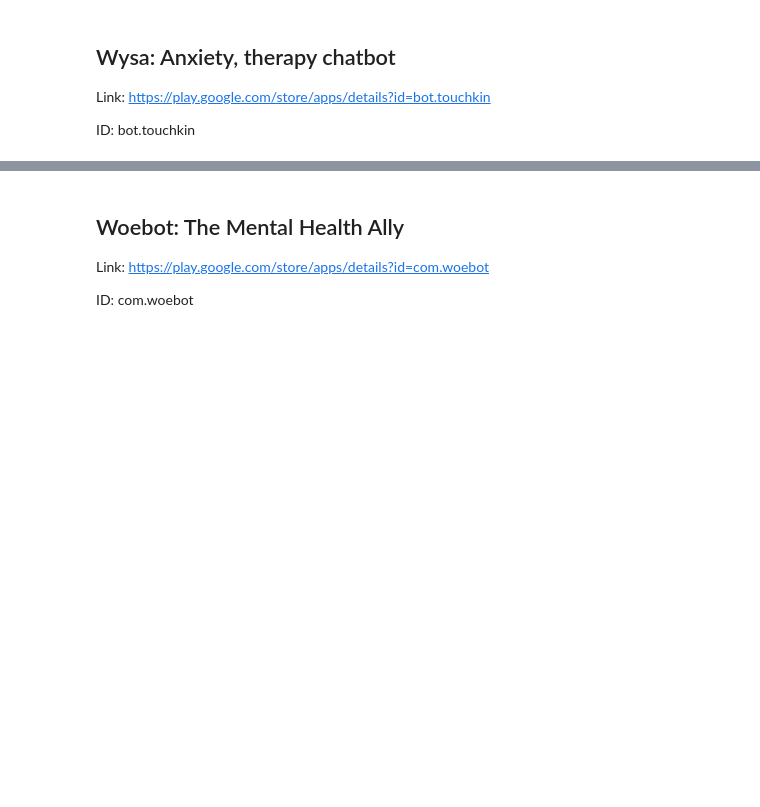
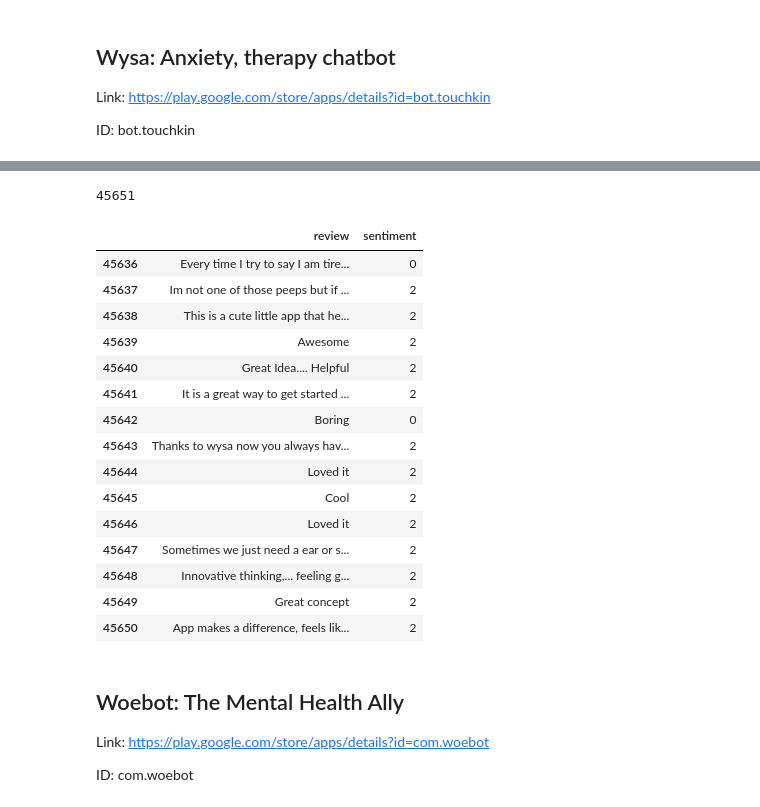
Before and after one commit to themasudur/Mental-Health-App-Reviews, a Jupyter notebook: Review_Scraping.ipynb, the cells around one changed output, grey strips where cells are left out. Cells and saved outputs as stored; diff of their text form; code cells hidden in the pictures; blank space fills up the shorter version.

Commit message:
Update Sentiment Analysis Code

```diff
--- a/Review_Scraping.ipynb
+++ b/Review_Scraping.ipynb
@@ -113,0 +103,4 @@ reviews.to_csv('wysa_reviews.csv')
+# %%
+# renaming
+all_reviews.rename(columns={'content': 'review', 'score': 'sentiment'}, inplace=True)
+all_reviews.head(10)
@@ -113,0 +119,32 @@ reviews.to_csv('wysa_reviews.csv')
+# %%
+print(len(all_reviews))
+# %% [output]
+45651
+# %%
+def map_sentiment(value):
+    if value in [4, 5]:
+        return 2
+    elif value == 3:
+        return 1
+    elif value in [1, 2]:
+        return 0
+# %%
+all_reviews['sentiment'] = all_reviews['sentiment'].apply(map_sentiment)
+all_reviews.tail(15)
+# %% [output]
+|  | review | sentiment |
+| 45636 | Every time I try to say I am tire... | 0 |
+| 45637 | Im not one of those peeps but if ... | 2 |
+| 45638 | This is a cute little app that he... | 2 |
+| 45639 | Awesome | 2 |
+| 45640 | Great Idea.... Helpful | 2 |
+| 45641 | It is a great way to get started ... | 2 |
+| 45642 | Boring | 0 |
+| 45643 | Thanks to wysa now you always hav... | 2 |
+| 45644 | Loved it | 2 |
+| 45645 | Cool | 2 |
+| 45646 | Loved it | 2 |
+| 45647 | Sometimes we just need a ear or s... | 2 |
+| 45648 | Innovative thinking,... feeling g... | 2 |
+| 45649 | Great concept | 2 |
+| 45650 | App makes a difference, feels lik... | 2 |
```
Also changed, not shown: parts of 42 cells of this notebook, 11 other files.
